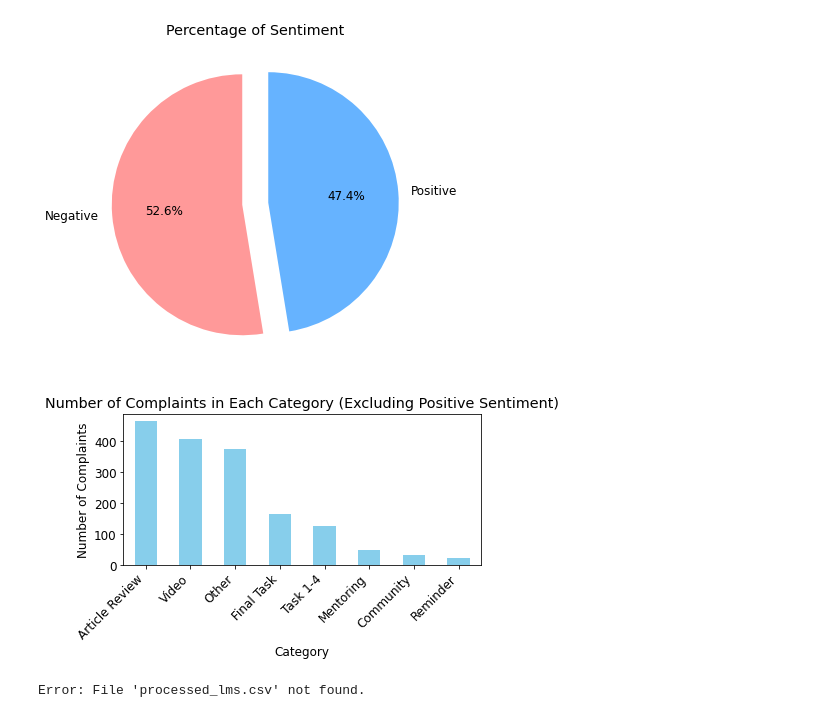
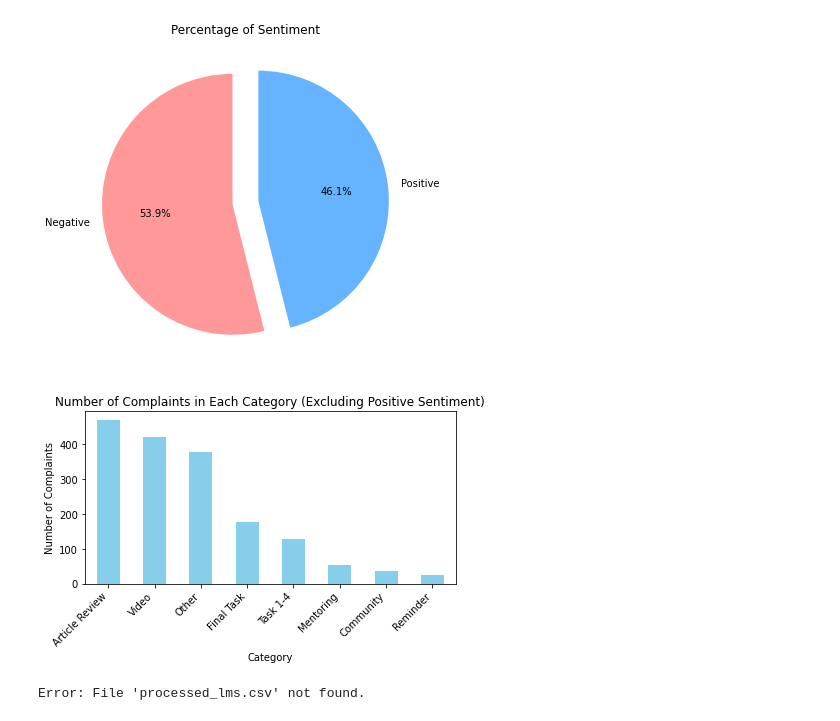
Before and after one commit to herlinidris30/qualitative-feedback, a Jupyter notebook: Categorization & Sentiment Analysis on LMS.ipynb, the cells around one changed output. Cells and saved outputs as stored; diff of their text form; code cells hidden in the pictures.

```diff
--- a/Categorization & Sentiment Analysis on LMS.ipynb
+++ b/Categorization & Sentiment Analysis on LMS.ipynb
@@ -37,7 +37,7 @@ else:
 # Categorize data into appropriate problem categories
 CATEGORY_MAPPING = {
     'Video': ['company coaching','vidio', 'rekaman waktu video coaching', 'pembawaan presentasi', 'materi lewat video', 'presentasi', 'video', 'tutorial video', 'rekaman', 'kualitas video'],
-    'Article Review': ['modul','module','materi bisa lebih', 'e-learning', 'dokumen', 'article review', 'pdf', 'materi', 'bahasa', 'review', 'article', 'tutorial', 'panduan', 'reading'],
+    'Article Review': ['modul','module','materi bisa lebih', 'e-learning', 'dokumen', 'article', 'pdf', 'materi', 'bahasa', 'tutorial', 'panduan', 'reading'],
     'Reminder': ['h-1', 'direminder', 'pemberitahuan', 'pemberitahuan live mentoring', 'reminder', 'pengingat', 'jadwal', 'deadline', 'email', 'e-mail'],
     'Mentoring': ['pengajaran','mentoring', 'gaya mengajar', 'gaya', 'bimbingan', 'tutorial langsung', 'durasi mentoring'],
     'Final Task': ['praktik','praktek','kuis','projek', 'template', 'bagian akhir', 'final project', 'project', 'final', 'tool', 'tools', 'proyek akhir', 'pekerjaan akhir', 'studi kasus', 'case study', 'case'],
@@ -47,9 +47,11 @@ CATEGORY_MAPPING = {
 
 # New category mapping for 'positive' and 'negative'
 CATEGORY_MAPPING_2 = {
-    'Negative': ['hilang','bingung','perbanyak','susah','saran','buat','beri','update','upgrade','no improvement','perlu','ngaret','memperbaiki','diganti','gantikan','ditampilin','tampilkan','tampilin','diutamain','diutamakan','utamain','utamakan','harap','perjelas','harusnya','harus','kedepannya','perbaiki','slow','tolong','lebih','butuh','tingkatkan','payah','lain kali','buruk','maybe', 'instead', 'seharusnya', 'terkadang', 'error', 'eror', 'mungkin bisa', 'menyesal', 'rugi', 'sedih', 'kesal', 'jika', 'andai', 'harusnya', 'kecewa', 'perbaiki', 'diperbaiki','kesel'],
-    'Positive': ['positif','lengkap','pertahankan','sudah sangat baik','sudah baik','puas','sangat puas','on time','pertahankan','sesuai harapan','sesuai','memuaskan','', '      ', 'cukup', 'berharga', 'yang baik', 'bersemangat', 'tidak ada', 'baik', 'keren', 'bagus', '-', ' ', 'terimakasih', 'ok', 'oke', 'nope', 'sip', 'membantu', 'good', 'good work']
+    'Negative': ['sebak','sebaiknya','reminder','perbanyak','cepat','more','minta','memperbanyak','jaringan','monoton','menoton''waktu','mungkin','tambah','kurang','susah','saran','buat','beri','update','upgrade','no improvement','perlu','ngaret','memperbaiki','diganti','gantikan','ditampilin','tampilkan','tampilin','diutamain','diutamakan','utamain','utamakan','harap','perjelas','harusnya','harus','kedepannya','perbaiki','slow','tolong','lebih','butuh','tingkatkan','payah','lain kali','buruk','maybe', 'instead', 'seharusnya', 'terkadang', 'error', 'eror', 'mungkin bisa', 'menyesal', 'rugi', 'sedih', 'kesal', 'jika', 'andai', 'harusnya', 'kecewa', 'perbaiki', 'diperbaiki','kesel'],
+    'Positive': ['relate','lengkap','pertahankan','sudah sangat baik','sudah baik','puas','sangat puas','on time','pertahankan','sesuai harapan','sesuai','memuaskan','', '      ', 'cukup', 'berharga', 'yang baik', 'bersemangat', 'tidak ada', 'baik', 'keren', 'bagus', '-', ' ', 'terimakasih', 'ok', 'oke', 'nope', 'sip', 'membantu', 'good', 'good work']
 }
+
+#Problem Phrase: Belum ada saran,belum ada masukan, kalau bisa
 
 def categorize_sentiment(text):
     for sentiment, keywords in CATEGORY_MAPPING_2.items():
@@ -57,24 +59,19 @@ def categorize_sentiment(text):
                 return sentiment
     return 'Other'
 
-NEGATION_WORDS_2 = ['belum', 'kurang']
-
 def categorize_sentiment(text):
     for sentiment, keywords in CATEGORY_MAPPING_2.items():
         for keyword in keywords:
-            # Check for negation and MAPPING_CATEGORY criteria
-            if any(negation in word_tokenize(text.lower()) and keyword in text.lower() for negation in NEGATION_WORDS_2):
-                return 'Negative'
-            elif keyword in text.lower():
+            if keyword in text.lower():
                 return sentiment
     return 'Other'
-
-# Function to categorize the 'Category'
+# Define the categorize_category function
 def categorize_category(text):
     for category, keywords in CATEGORY_MAPPING.items():
         if any(keyword in text.lower() for keyword in keywords):
             return category
     return 'Other'
+
 
 # Add 'Sentiment' column
 complaints_data['Sentiment'] = complaints_data[text_column].apply(categorize_sentiment)
@@ -84,35 +81,35 @@ complaints_data['Category'] = complaints_data[text_column].apply(categorize_cate
 
 # Save the updated DataFrame to an Excel file
 complaints_data.to_excel('processed_lms.csv.xlsx', index=False)
 
 # Rename the first column to 'Batch'
 complaints_data.columns.values[0] = 'Batch'
 
 # Plotting
 plt.rcParams['font.family'] = 'DejaVu Sans'  # Fallback to a system font if 'Roboto' is not found
 plt.rcParams['font.size'] = 12
 
 # Pie chart for Sentiment
 sentiment_counts = complaints_data['Sentiment'].value_counts()
 colors = ['#ff9999', '#66b3ff', '#99ff99', '#ffcc99']
 explode = (0.1,) * len(sentiment_counts)  # Equal explosion for all slices
 plt.figure(figsize=(10, 6))
 plt.pie(sentiment_counts, labels=sentiment_counts.index, autopct='%1.1f%%', startangle=90, colors=colors, explode=explode)
 plt.title('Percentage of Sentiment')
 plt.show()
 
 # Bar chart for Category excluding 'Positive'
 category_counts = complaints_data[complaints_data['Sentiment'] != 'Positive']['Category'].value_counts()
 category_counts.plot(kind='bar', color='skyblue')
 plt.title('Number of Complaints in Each Category (Excluding Positive Sentiment)')
 plt.xlabel('Category')
 plt.ylabel('Number of Complaints')
 plt.xticks(rotation=45, ha='right')
 plt.tight_layout()
 plt.show()
 # %% [output]
-[figure, old version]
+[figure, new version]
-[figure, old version]
+[figure, new version]
 # %%
 #Stage 2: Aspect
 import pandas as pd
```
